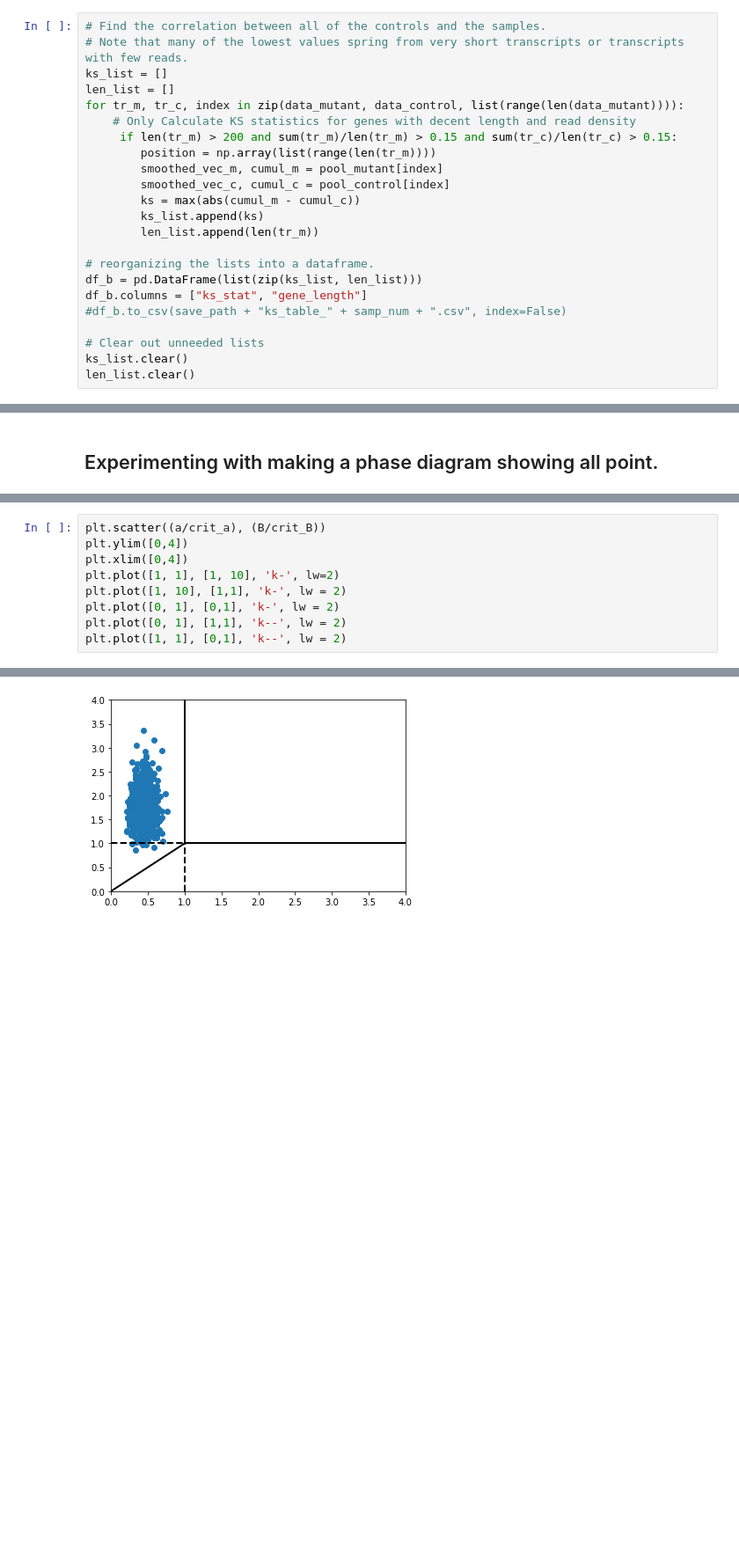
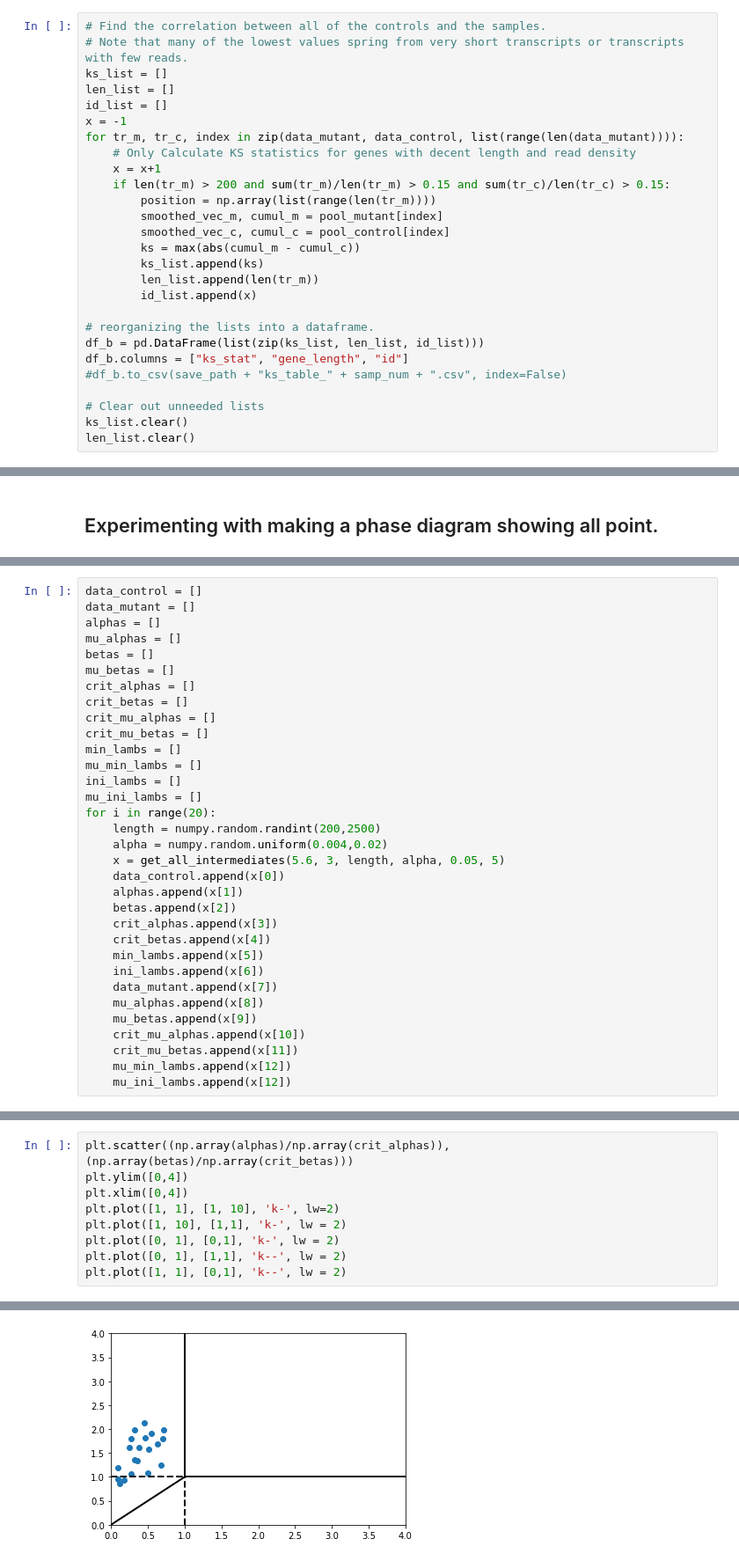
Before and after one commit to greenblattlab/Analysis_Of_Ribosome_Pausing, a Jupyter notebook: Simulation/rb_profile_simulator.ipynb, the cells around one changed output, grey strips where cells are left out. Shown at 88% size. Cells and saved outputs as stored; diff of their text form; blank space fills up the shorter version.

Commit message:
added phase diagram analysis notebook

```diff
--- a/Simulation/rb_profile_simulator.ipynb
+++ b/Simulation/rb_profile_simulator.ipynb
@@ -302,19 +308,23 @@ with Pool(max_pool) as p:
 # Note that many of the lowest values spring from very short transcripts or transcripts with few reads.
 ks_list = []
 len_list = []
+id_list = []
+x = -1
 for tr_m, tr_c, index in zip(data_mutant, data_control, list(range(len(data_mutant)))):
     # Only Calculate KS statistics for genes with decent length and read density
-     if len(tr_m) > 200 and sum(tr_m)/len(tr_m) > 0.15 and sum(tr_c)/len(tr_c) > 0.15:
+    x = x+1
+    if len(tr_m) > 200 and sum(tr_m)/len(tr_m) > 0.15 and sum(tr_c)/len(tr_c) > 0.15:
         position = np.array(list(range(len(tr_m))))
         smoothed_vec_m, cumul_m = pool_mutant[index]
         smoothed_vec_c, cumul_c = pool_control[index]
         ks = max(abs(cumul_m - cumul_c))
         ks_list.append(ks)
         len_list.append(len(tr_m))
+        id_list.append(x)
 
 # reorganizing the lists into a dataframe.
-df_b = pd.DataFrame(list(zip(ks_list, len_list)))
-df_b.columns = ["ks_stat", "gene_length"]
+df_b = pd.DataFrame(list(zip(ks_list, len_list, id_list)))
+df_b.columns = ["ks_stat", "gene_length", "id"]
 #df_b.to_csv(save_path + "ks_table_" + samp_num + ".csv", index=False)
 
 # Clear out unneeded lists
@@ -349,0 +416,33 @@ crit_B = np.random.normal(3, 0.5, 1000)
+# %%
+data_control = []
+data_mutant = []
+alphas = []
+mu_alphas = []
+betas = []
+mu_betas = []
+crit_alphas = []
+crit_betas = []
+crit_mu_alphas = []
+crit_mu_betas = []
+min_lambs = []
+mu_min_lambs = []
+ini_lambs = []
+mu_ini_lambs = []
+for i in range(20):
+    length = numpy.random.randint(200,2500)
+    alpha = numpy.random.uniform(0.004,0.02)
+    x = get_all_intermediates(5.6, 3, length, alpha, 0.05, 5)
+    data_control.append(x[0])
+    alphas.append(x[1])
+    betas.append(x[2])
+    crit_alphas.append(x[3])
+    crit_betas.append(x[4])
+    min_lambs.append(x[5])
+    ini_lambs.append(x[6])
+    data_mutant.append(x[7])
+    mu_alphas.append(x[8])
+    mu_betas.append(x[9])
+    crit_mu_alphas.append(x[10])
+    crit_mu_betas.append(x[11])
+    mu_min_lambs.append(x[12])
+    mu_ini_lambs.append(x[12])
@@ -350,12 +455,12 @@ crit_B = np.random.normal(3, 0.5, 1000)
 # %%
-plt.scatter((a/crit_a), (B/crit_B))
+plt.scatter((np.array(alphas)/np.array(crit_alphas)), (np.array(betas)/np.array(crit_betas)))
 plt.ylim([0,4])
 plt.xlim([0,4])
 plt.plot([1, 1], [1, 10], 'k-', lw=2)
 plt.plot([1, 10], [1,1], 'k-', lw = 2)
 plt.plot([0, 1], [0,1], 'k-', lw = 2)
 plt.plot([0, 1], [1,1], 'k--', lw = 2)
 plt.plot([1, 1], [0,1], 'k--', lw = 2)
 # %% [output]
 [<matplotlib.lines.Line2D at 0x...>]
-[figure, old version]
+[figure, new version]
```
Also changed, not shown: parts of 44 cells of this notebook, 1 other file.
